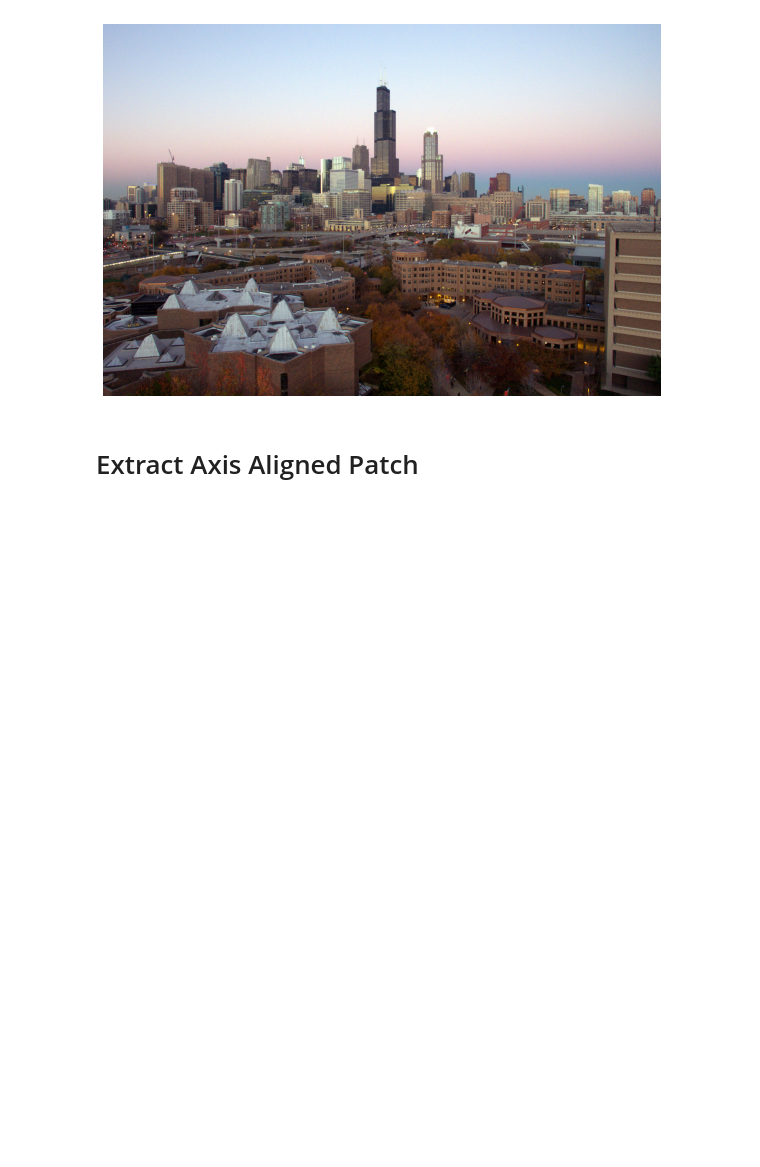
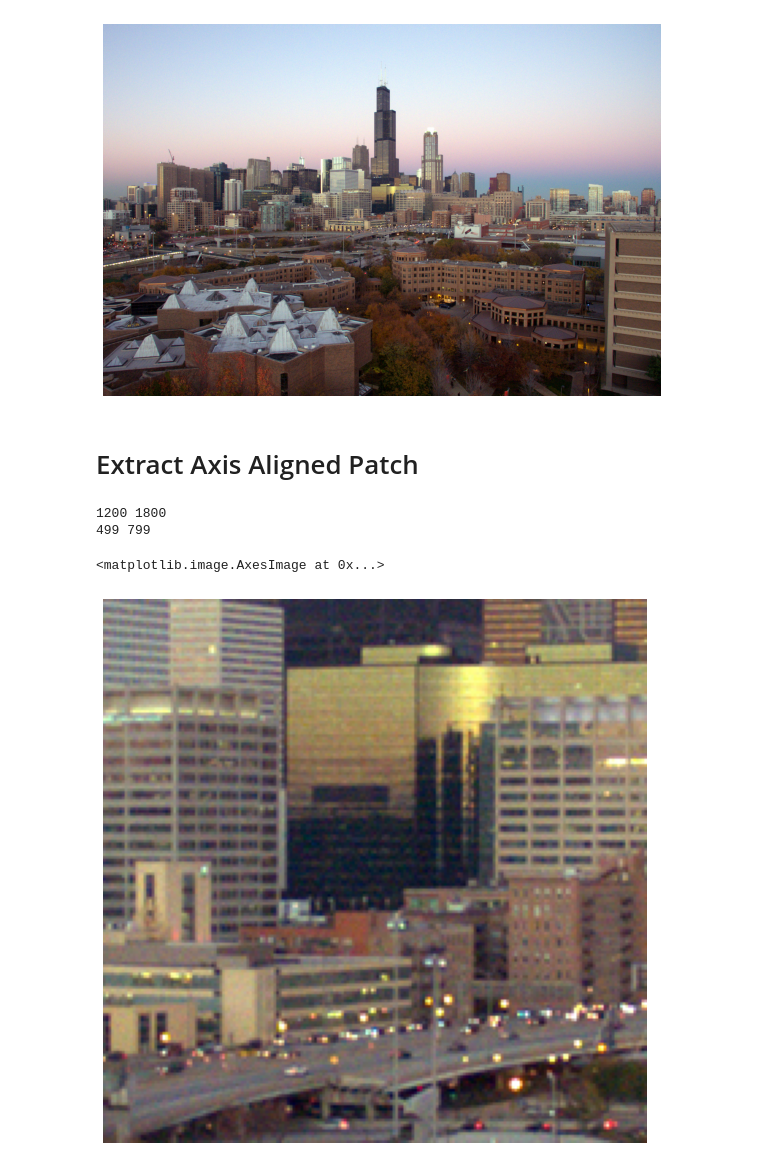
Before and after one commit to halBRY/cs415, a Jupyter notebook: HW1/h1-q3/rot-patch-ques.ipynb, the cells around one changed output. Saved outputs shown, nothing was run; the diff lists cells and outputs as text; code cells hidden in the pictures; blank space fills up the shorter version.

```diff
--- a/HW1/h1-q3/rot-patch-ques.ipynb
+++ b/HW1/h1-q3/rot-patch-ques.ipynb
@@ -16,10 +16,43 @@ plt.imshow(cv2.cvtColor(img_bld, cv2.COLOR_BGR2RGB))
 '''
 Part(a) axis aligned patch
 '''
-def axis_aligned_patch(image, center, height, width, ch =3):
-    patch = np.empty([height, width, ch])
+def axis_aligned_patch(image, center, height, width, ch = 3):
+    patch = np.empty([width, height, ch])
+    w,h = image.shape[:2]
     # insert code to crop the image at the center with height width specified
+
+    img_ind_w = int(center[1] - (width/2))
+    img_ind_h = int(center[0] - (height/2))
+
+
+    print(img_ind_w, img_ind_h)
+
+    for i in range(width):
+        for j in range(height):
+            if( img_ind_w + i >=w or img_ind_h + j >= h):
+                patch[i][j] = 0
+            elif(img_ind_w + i < 0 or img_ind_h + j < 0):
+                patch[i][j] = 0
+            else:
+                patch[i][j] = image[img_ind_w + i][img_ind_h + j]
+
     return patch
+# %%
+w,h = img_bld.shape[:2]
+print(w, h)
+
+intK = 100
+
+patch = axis_aligned_patch(img_bld, [h/2 ,w/2], (2* intK+1), (2* intK+1))
+
+plt.figure(figsize = [10, 10])
+plt.axis('off')
+plt.imshow(cv2.cvtColor(np.uint8(patch), cv2.COLOR_BGR2RGB))
+# %% [output]
+1200 1800
+499 799
+<matplotlib.image.AxesImage at 0x...>
+[figure, added]
 # %%
 '''
 Part(b) oriented patch extraction on default canvas
```
Also changed, not shown: parts of 6 cells of this notebook, 28 other files.
